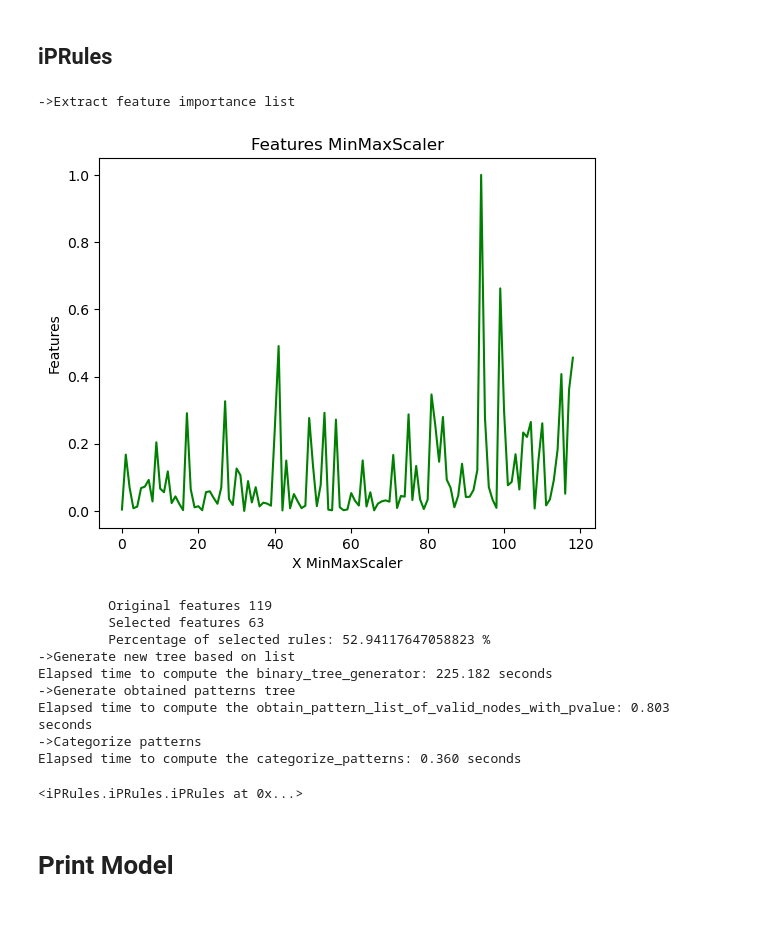
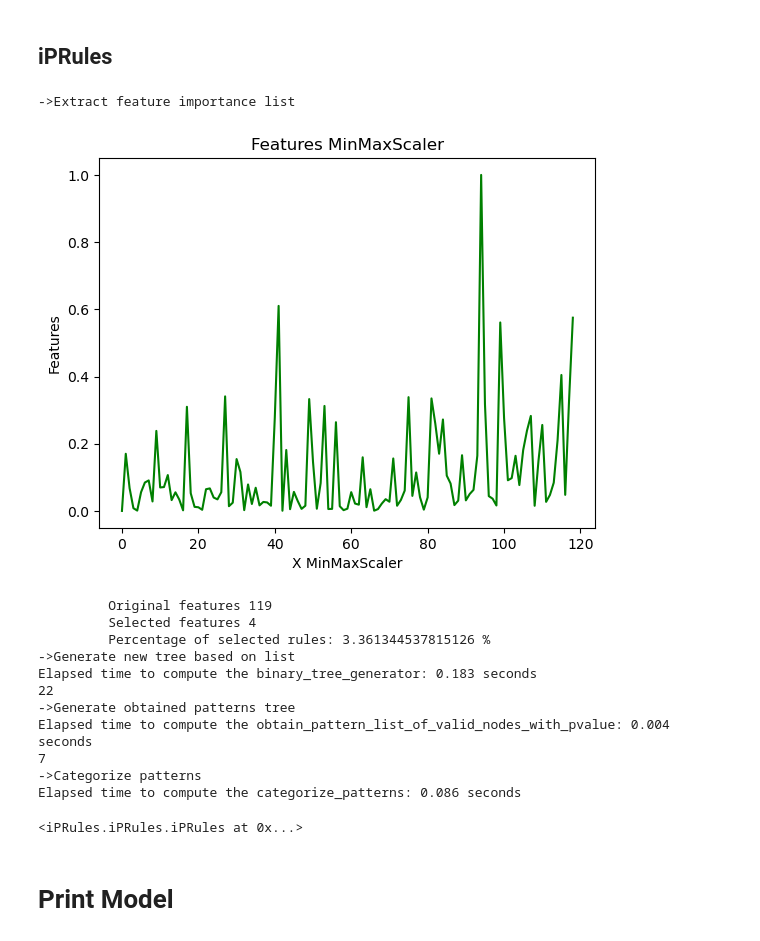
Before and after one commit to marioopv/iPRules, a Jupyter notebook: notebooks/IPRules/ARTICULO/iPRules_ARTICULO_example.ipynb, the cells around one changed output. Cells and saved outputs as stored; diff of their text form; code cells hidden in the pictures.

```diff
--- a/notebooks/IPRules/ARTICULO/iPRules_ARTICULO_example.ipynb
+++ b/notebooks/IPRules/ARTICULO/iPRules_ARTICULO_example.ipynb
@@ -84,30 +85,32 @@ RandomForestClassifier()
 # %%
 from iPRules.iPRules import iPRules
 
 rules = iPRules(
                 feature_names=dataset.feature_names,
                 target_value_name = dataset.target_names,
                 display_features = True,
                 display_logs = True,
-                chi_square_percent_point_function = 0.97,
-                scale_feature_coefficient = 0.05,
+                chi_square_percent_point_function = 0.95,
+                scale_feature_coefficient = 0.5,
                 min_accuracy_coefficient = 0.9,
                 min_number_class_per_node = 2
             )
 # Fit model
 rules.fit(encoded_train_pandas_dataset, ensemble.feature_importances_)
 # %% [output]
 ->Extract feature importance list
-[figure, old version]
+[figure, new version]
          Original features 119
-         Selected features 63
-         Percentage of selected rules: 52.94117647058823 %
+         Selected features 4
+         Percentage of selected rules: 3.361344537815126 %
 ->Generate new tree based on list
-Elapsed time to compute the binary_tree_generator: 225.182 seconds
+Elapsed time to compute the binary_tree_generator: 0.183 seconds
+22
 ->Generate obtained patterns tree
-Elapsed time to compute the obtain_pattern_list_of_valid_nodes_with_pvalue: 0.803 seconds
+Elapsed time to compute the obtain_pattern_list_of_valid_nodes_with_pvalue: 0.004 seconds
+7
 ->Categorize patterns
-Elapsed time to compute the categorize_patterns: 0.360 seconds
+Elapsed time to compute the categorize_patterns: 0.086 seconds
 <iPRules.iPRules.iPRules at 0x...>
 # %% [markdown]
 # Print Model
```
Also changed, not shown: parts of 5 cells of this notebook, 13 other files.
